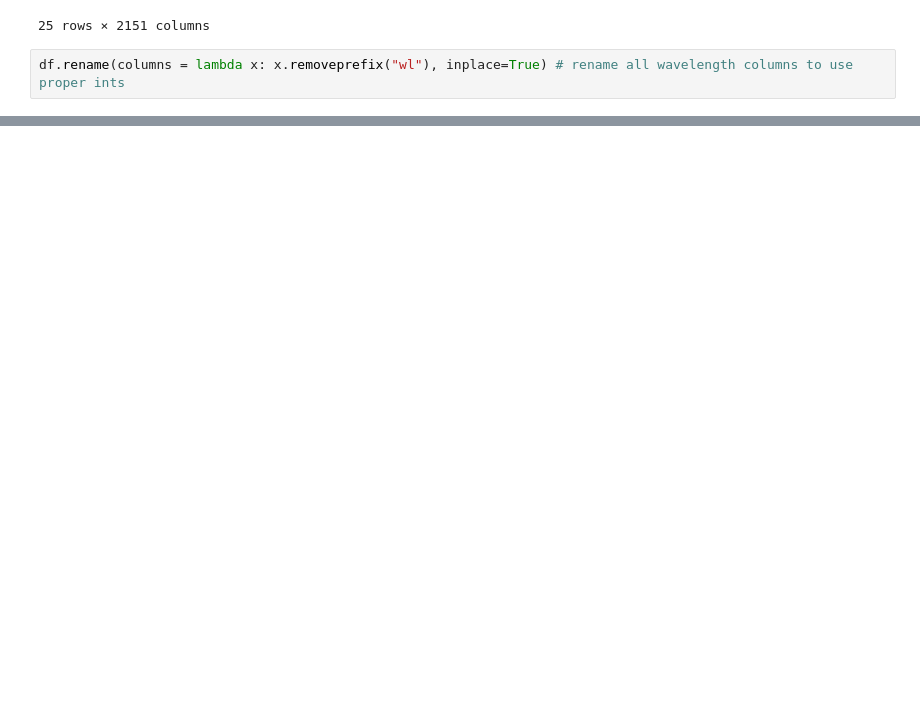
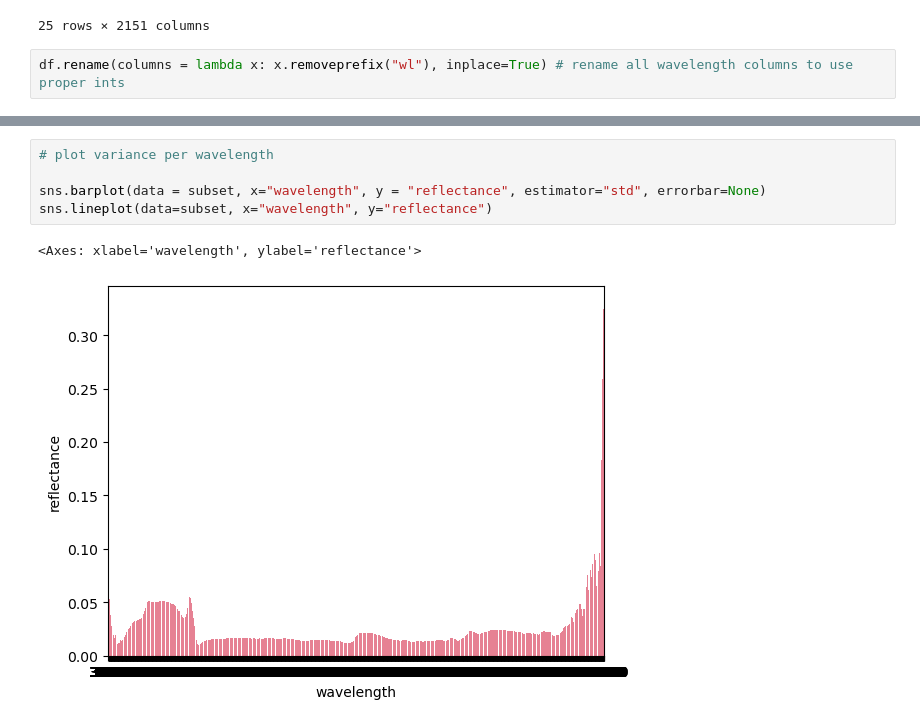
Before and after one commit to Ria-boe/hyperspectral, a Jupyter notebook: compare_species_PFTs.ipynb, the cells around one changed output, grey strips where cells are left out. Drawn from its saved outputs; the diff is of its cells as text; blank space fills up the shorter version.

```diff
--- a/compare_species_PFTs.ipynb
+++ b/compare_species_PFTs.ipynb
@@ -324,0 +347,8 @@ sns.relplot(data=subset, x="wavelength", y="reflectance", hue="Side", aspect=3,
+# %%
+# plot variance per wavelength
+
+sns.barplot(data = subset, x="wavelength", y = "reflectance", estimator="std", errorbar=None)
+sns.lineplot(data=subset, x="wavelength", y="reflectance")
+# %% [output]
+<Axes: xlabel='wavelength', ylabel='reflectance'>
+[figure, added]
```
Also changed, not shown: parts of 7 cells of this notebook.
